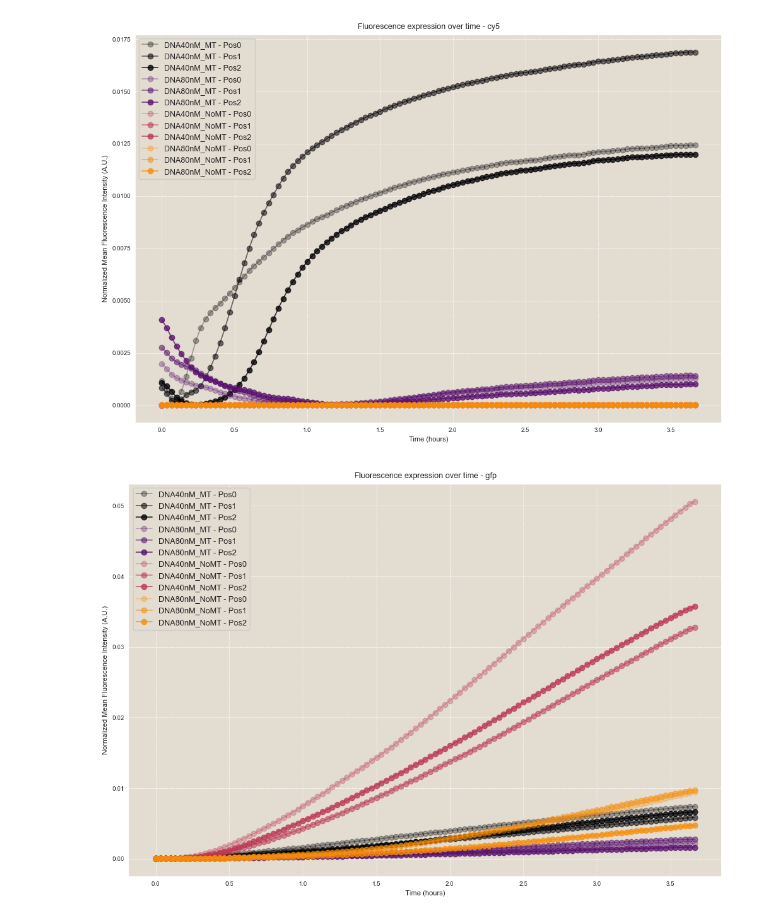
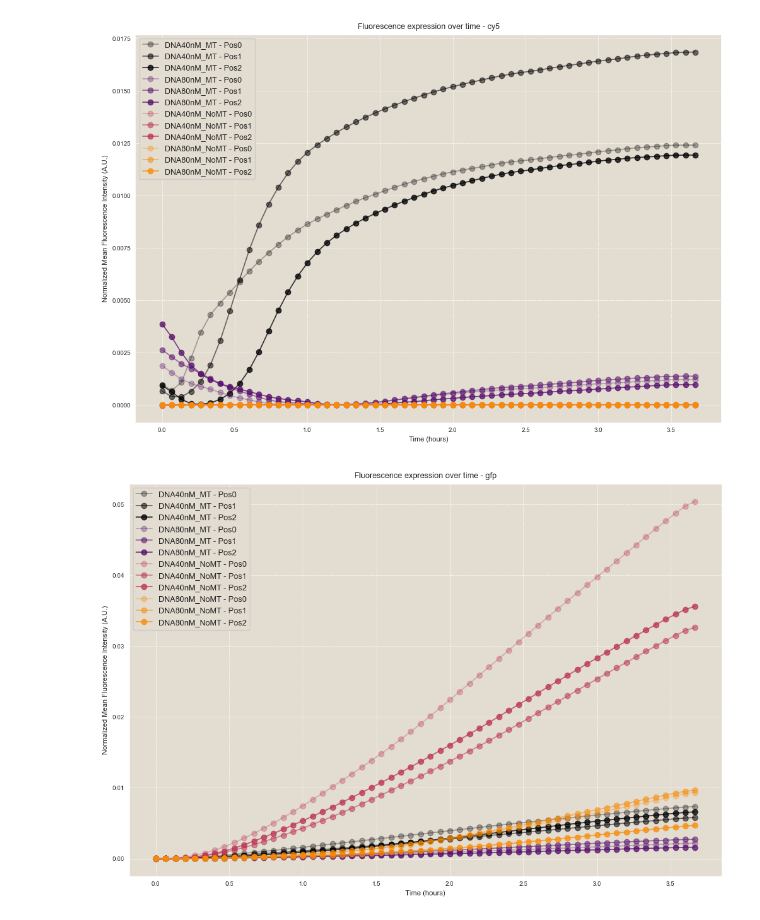
Before and after one commit to dalarios/activedrops, a Jupyter notebook: code/exploratory/kif3_stirring.ipynb, the cells around one changed output. Drawn from its saved outputs; the diff is of its cells as text; code cells hidden in the pictures.

```diff
--- a/code/exploratory/kif3_stirring.ipynb
+++ b/code/exploratory/kif3_stirring.ipynb
@@ -12,11 +12,11 @@ subconditions = ["Pos0", "Pos1", "Pos2"]
 min_frame = 0
 max_frame = None
 time_interval=30
-skip_frames=4
+skip_frames=8
 frame_rate=30
 # %%
 # Call the function with the updated parameters
-df_cy5 = viz.plot_mean_fluorescence_over_time(
+df = viz.plot_fluorescence_vs_time(
     data_path=data_path,
     conditions=conditions,
     subconditions=subconditions,
@@ -25,25 +25,25 @@ df_cy5 = viz.plot_mean_fluorescence_over_time(
     min_frame=min_frame,
     max_frame=max_frame,
     skip_frames=skip_frames,
-    log_scale=False  # Set log_scale to True
+    log_scale=False,  # Set log_scale to True
 )
 # %% [output]
-[figure, old version]
+[figure, new version]
 # %%
 # Call the function with the updated parameters
-df_cy5 = viz.plot_mean_fluorescence_over_time(
+df = viz.plot_fluorescence_vs_time(
     data_path=data_path,
     conditions=conditions,
     subconditions=subconditions,
     channel="gfp",
     time_interval=time_interval,
     min_frame=min_frame,
     max_frame=max_frame,
     skip_frames=skip_frames,
-    log_scale=False  # Set log_scale to True
+    log_scale=False,  # Set log_scale to True
 )
 # %% [output]
-[figure, old version]
+[figure, new version]
 # %%
 viz.process_all_conditions_and_subconditions(
     data_path=data_path,
```
Also changed, not shown: parts of 4 cells of this notebook, 5 other files.
